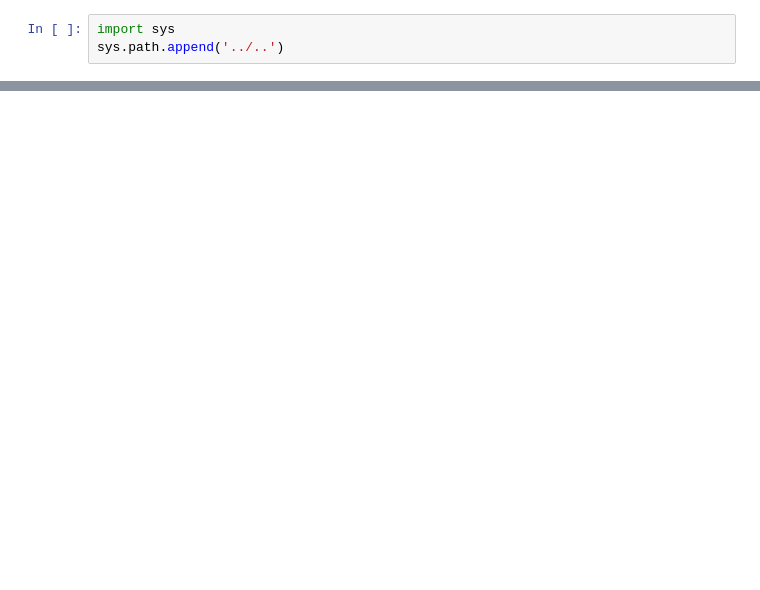
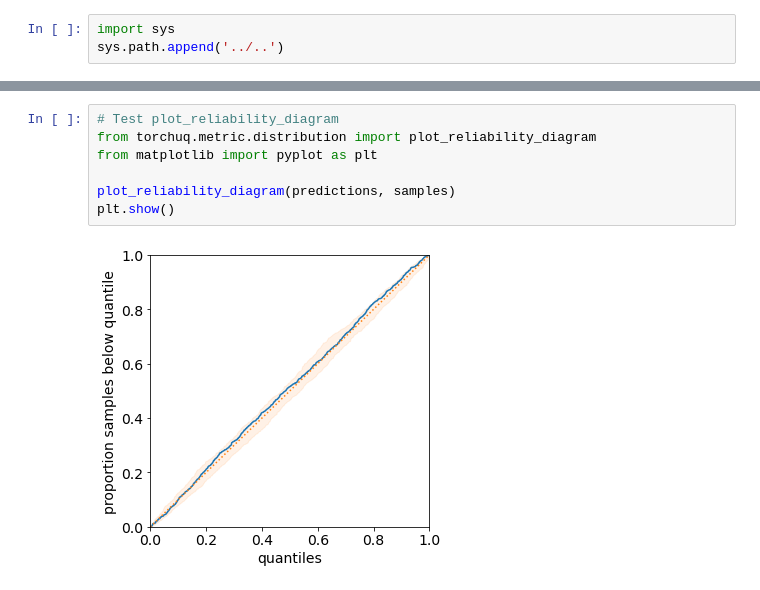
Before and after one commit to TorchUQ/torchuq, a Jupyter notebook: dev/metrics/distribution_unit.ipynb, the cells around one changed output, grey strips where cells are left out. Cells and saved outputs as stored; diff of their text form; blank space fills up the shorter version.

Commit message:
Add plots for reliability diagram and density

```diff
--- a/dev/metrics/distribution_unit.ipynb
+++ b/dev/metrics/distribution_unit.ipynb
@@ -30,0 +31,9 @@ tensor(0.7853)
+# %%
+# Test plot_reliability_diagram
+from torchuq.metric.distribution import plot_reliability_diagram
+from matplotlib import pyplot as plt
+
+plot_reliability_diagram(predictions, samples)
+plt.show()
+# %% [output]
+[figure, added]
```
Also changed, not shown: parts of 2 cells of this notebook, 1 other file.
